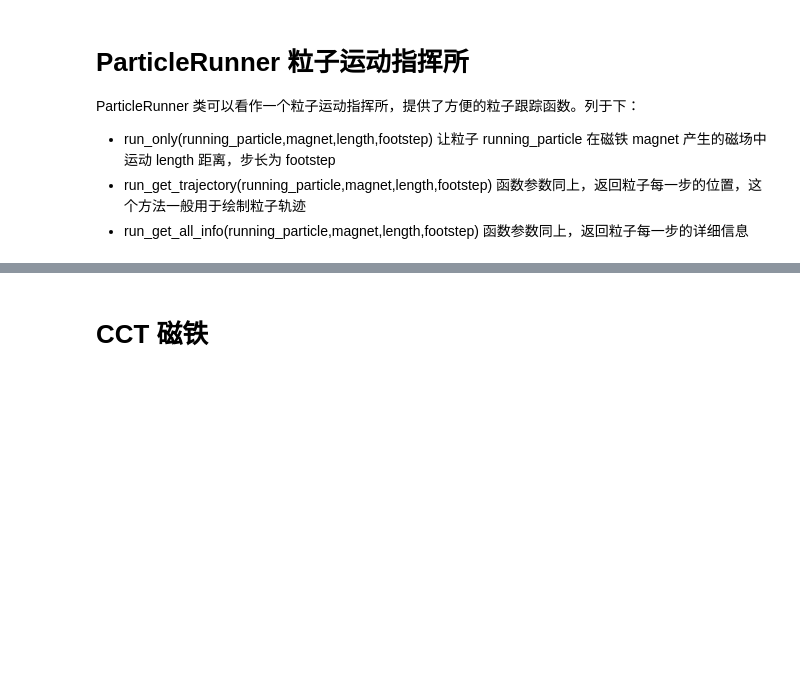
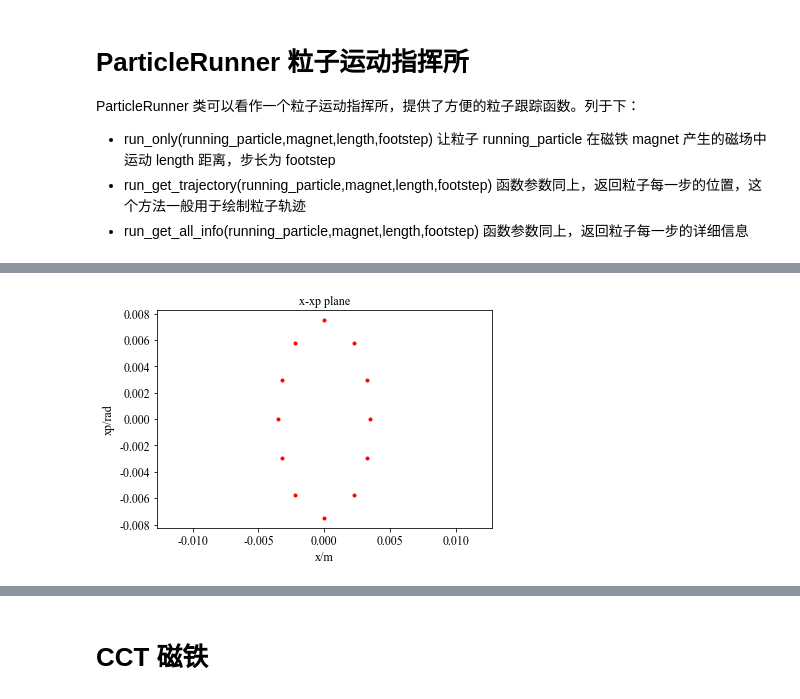
Before and after one commit to madokast/madokast.github.io.old, a Jupyter notebook: books/cct/cctpy/introduction2cctpy.ipynb, the cells around one changed output, grey strips where cells are left out. Cells and saved outputs as stored; diff of their text form; code cells hidden in the pictures; blank space fills up the shorter version.

Commit message:
particle

```diff
--- a/books/cct/cctpy/introduction2cctpy.ipynb
+++ b/books/cct/cctpy/introduction2cctpy.ipynb
@@ -680,0 +692,23 @@ ParticleRunner 类可以看作一个粒子运动指挥所，提供了方便的
+# %%
+# 设计一段漂移段，起点为原点，方向 x 方向 长度为 2m 的漂移段
+drift = Trajectory.set_start_point(start_point=P2.origin()).first_line2(direct=P2.x_direct(),length=2*M)
+
+# 生成一个参考粒子，位于漂移段起点，动能 235MeV
+refer_particle = ParticleFactory.create_proton_along(trajectory=drift,s=0.0,kinetic_MeV=235)
+
+# 生成 12 个分布于 x-xp 平面上正椭圆圆周上的粒子，椭圆参数为 3.5mm × 7.5mrad
+phase_space_particles = PhaseSpaceParticle.phase_space_particles_along_positive_ellipse_in_xxp_plane(
+    xMax=3.5*MM,xpMax=7.5*MRAD,delta=0.0,number=12
+)
+
+# 先查看 x-xp 平面相空间，粒子分布情况
+# 将 phase_space_particles 投影到 x-xp 平面
+x_xp_particles = PhaseSpaceParticle.phase_space_particles_project_to_xxp_plane(phase_space_particles)
+
+# 绘制
+Plot2.plot_p2s(x_xp_particles,'r.')
+Plot2.info(x_label='x/m',y_label='xp/rad',title='x-xp plane',font_size=12)
+Plot2.equal()
+# Plot2.show()
+# %% [output]
+[figure, added]
```
Also changed, not shown: parts of 25 cells of this notebook.
